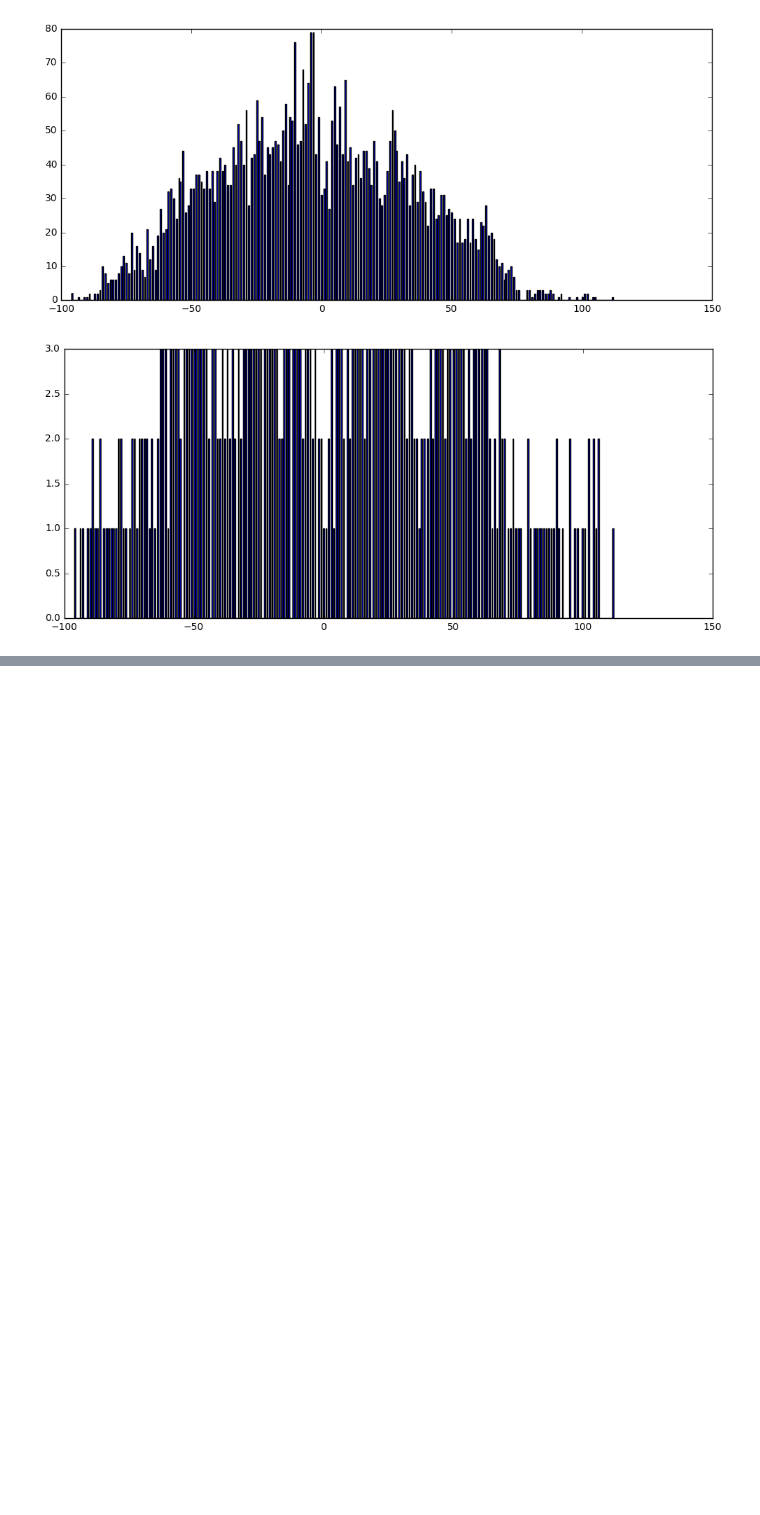
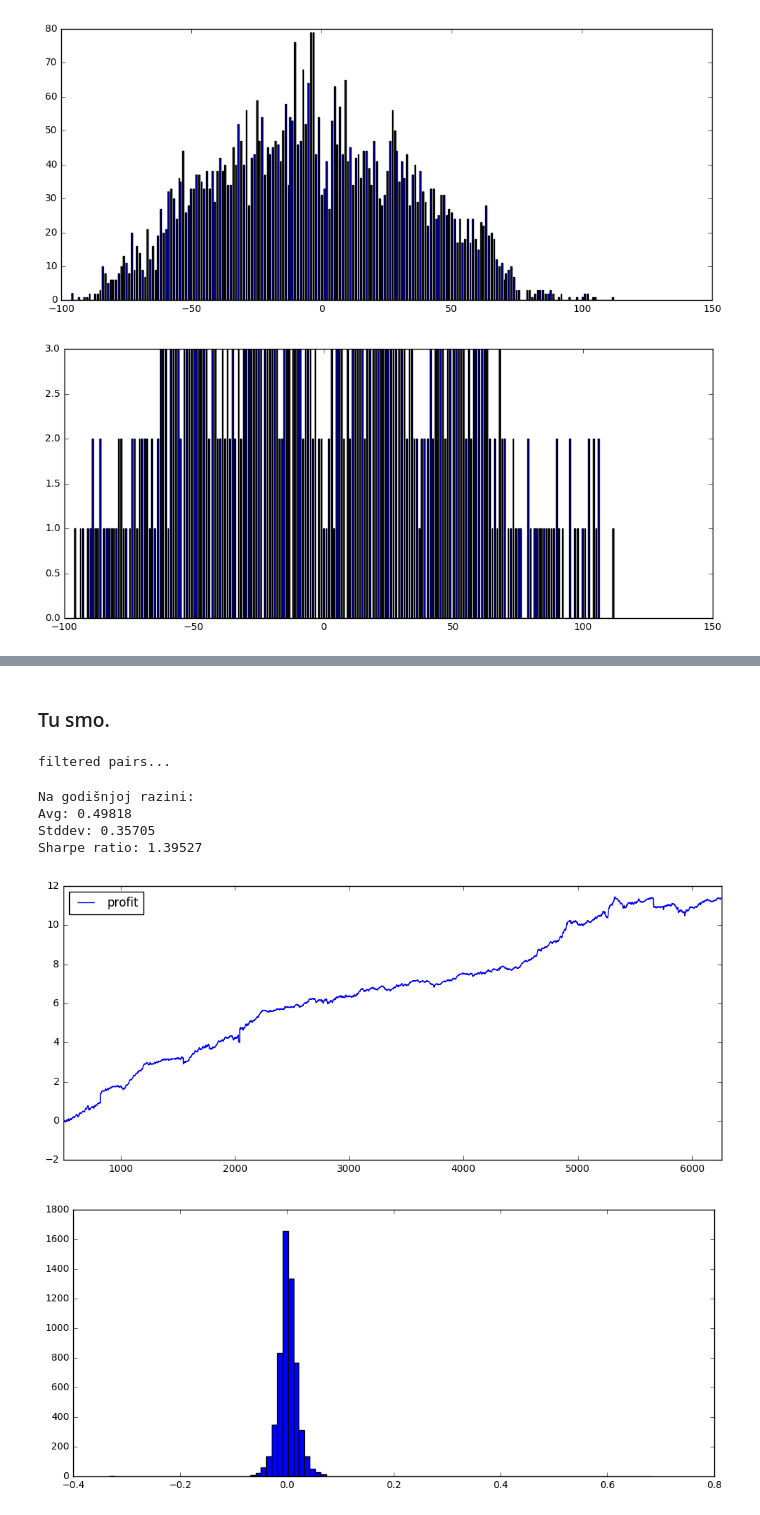
Before and after one commit to mrlovre/diplomski, a Jupyter notebook: ipynb/dipl_03.ipynb, the cells around one changed output, grey strips where cells are left out. Saved outputs shown, nothing was run; the diff lists cells and outputs as text; code cells hidden in the pictures; blank space fills up the shorter version.

```diff
--- a/ipynb/dipl_03.ipynb
+++ b/ipynb/dipl_03.ipynb
@@ -424,0 +490,63 @@ plt.hist(list(a), bins=len(a));
+# %% [markdown]
+### Tu smo.
+# %%
+T = 500
+p = 0.008
+d = 1.0
+method='thresh-devs'
+
+print('filtered pairs...')
+sp500_log_diff_means, sp500_log_diff_vars = rolling_mean_variance(sp500_log_diffs, T)
+ts, profits, pairs, weights = statistical_arbitrage(sp500_log_diffs, sp500_log_diff_means, sp500_log_diff_vars, p=p, d=d,
+                                                    method=method, return_pairs=True, return_weights=True)
+# %% [output]
+filtered pairs...
+# %%
+e = 0.0
+ppairs = partition_as(ts, pairs, weights)
+ts_plot = []
+profit = []
+for t, pair, weight in log_progress(list(ppairs)):
+    preferences = calculate_preference_flow(pair, weights=weight)
+    m = max(np.abs(list(preferences.values())))
+    tops = np.array([k for k, v in preferences.items() if v >= m - e])
+    bottoms = np.array([k for k, v in preferences.items() if -m + e >= v])
+    p = []
+    if len(tops) != 0:
+        ttops = np.array([t] * len(tops))
+        p.extend(trade_singles(sp500_log, ttops, tops, inv=False))
+#         shares.extend(tops)
+        ts_plot.extend(ttops)
+    if len(bottoms) != 0:
+        tbottoms = np.array([t] * len(bottoms))
+        p.extend(trade_singles(sp500_log, tbottoms, bottoms, inv=True))
+#         shares.extend(bottoms)
+        ts_plot.extend(tbottoms)
+    profit.extend([p_ / len(p) for p_ in p])
+
+# shares = np.array(shares)
+ts_plot = np.array(ts_plot)
+profit = np.array(profit)
+# %%
+plt.figure()
+plt.plot(ts_plot, np.cumsum(profit))
+plt.legend(['profit'], loc='best')
+plt.autoscale(enable=True, axis='x', tight=True)
+
+plt.figure()
+plt.hist(profit, bins=100)
+
+avg = np.mean(profit) * 252
+std = np.std(profit) * np.sqrt(252)
+sharpe = avg / std
+print('Na godišnjoj razini:')
+print('Avg: {:.5f}'.format(avg))
+print('Stddev: {:.5f}'.format(std))
+print('Sharpe ratio: {:.5f}'.format(sharpe))
+# %% [output]
+Na godišnjoj razini:
+Avg: 0.49818
+Stddev: 0.35705
+Sharpe ratio: 1.39527
+[figure, added]
+[figure, added]
```
Also changed, not shown: parts of 11 cells of this notebook, 2 other files.
